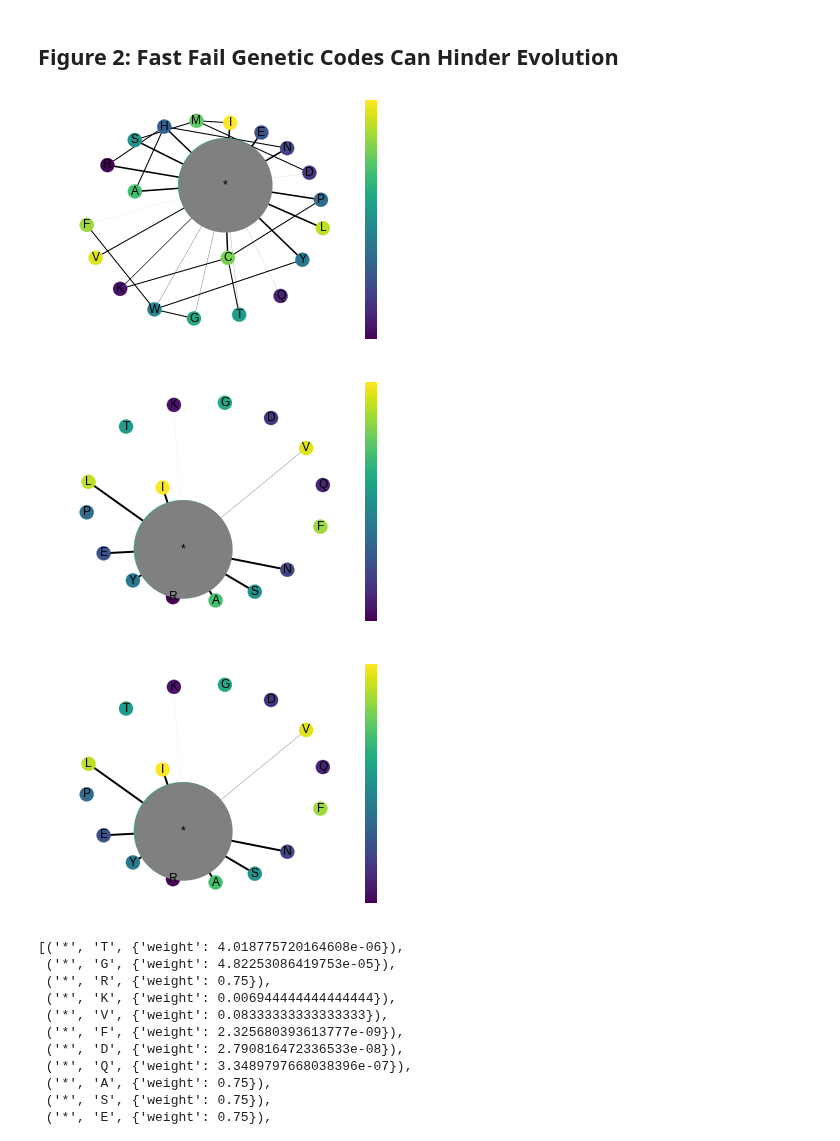
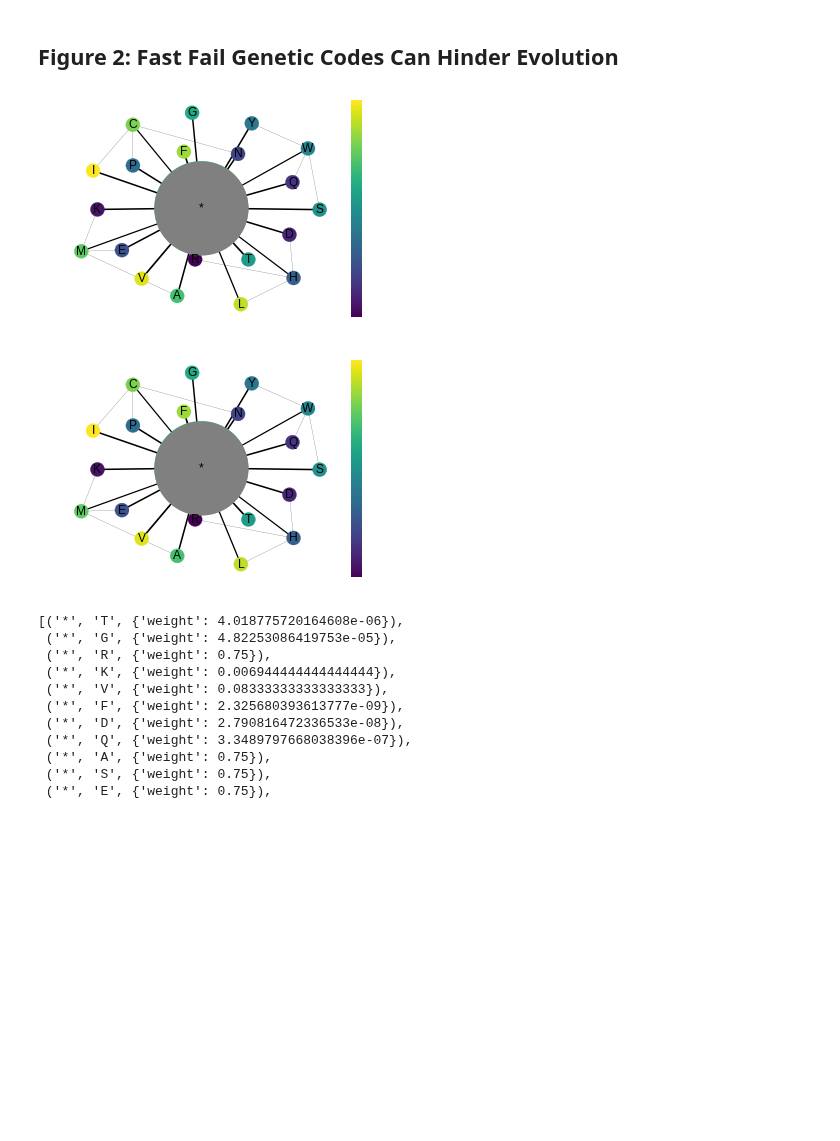
Before and after one commit to EndyLab/codon-tables, a Jupyter notebook: notebooks/fast_fail_figs.ipynb, the cells around one changed output. Saved outputs shown, nothing was run; the diff lists cells and outputs as text; code cells hidden in the pictures; blank space fills up the shorter version.

```diff
--- a/notebooks/fast_fail_figs.ipynb
+++ b/notebooks/fast_fail_figs.ipynb
@@ -18,10 +18,11 @@ from src.bacteria import strain
 
 sns.set_context("paper")
 # get fast fail table
-with open('res/fftable_manuscript.pickle', 'rb') as handle:
+ff_path = '/home/jonathan/Dropbox/Lab/Fast Fail/Manuscript/Isaac-pickle-jar/FFpickles/'
+with open(ff_path+'ff20_table.pickle', 'rb') as handle:
     fftable = codonTable(table=pickle.load(handle))
 # get ff16 table
-with open('res/ff16table_manuscript.pickle', 'rb') as handle:
+with open(ff_path+'ff16_table.pickle', 'rb') as handle:
     ff16_table = codonTable(table=pickle.load(handle))
 # get reductionist code
 ### to fill in ###
@@ -237,21 +241,19 @@ print(block_array[3])
 # %%
 ################
 # Figures 2a-c #
 ################
 
-def weighter(weights):
-    return weights**0.2
-
 # plot and save some shiznit
 path = '/home/jonathan/Lab/Fast Fail/Figures/Figure 2/'
-fftable.plotGraph(weightingFxn=weighter)#, filename=path+'ff_graph.svg')
-ff16_table.plotGraph()#weightingFxn=weighter)#, filename=path+'ff16_graph.svg')
+#fftable.codonTable.to_csv(path+'fftable.csv')
+fftable.plotGraph()#filename=path+'ff_graph.svg')
+#ff16_table.codonTable.to_csv(path+'ff16.csv')
+#f16_table.plotGraph(filename=path+'ff16_graph.svg')
 # reductionist.plotGraph(weightingFxn=weighter, filename=path+'reductionist_graph.svg')
 # reduct16.plotGraph(weightingFxn=weighter, filename=path+'reduct16_graph.svg')
 # %% [output]
-[figure, old version]
+[figure, new version]
-[figure, old version]
+[figure, new version]
-[figure, removed]
 # %%
 ff16_table.codonGraph.edges(data=True)
 # %% [output]
```
Also changed, not shown: parts of 1 cell of this notebook, 1 other file.
